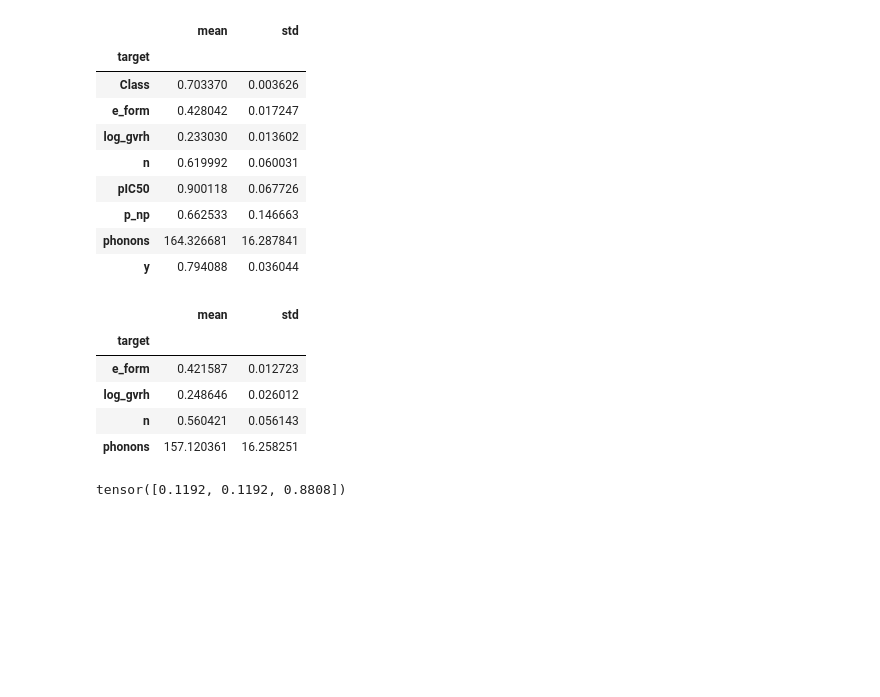
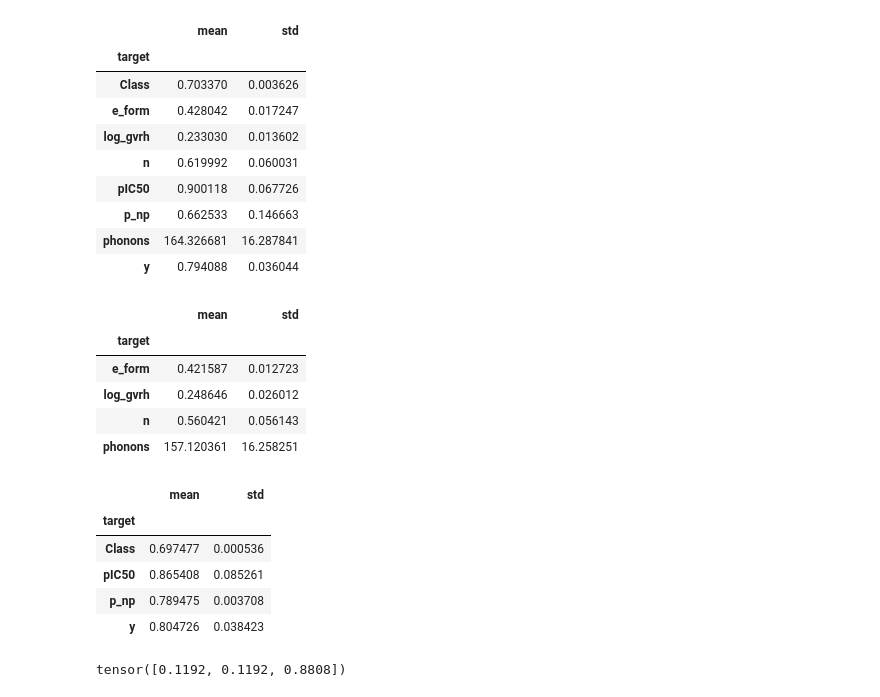
Before and after one commit to HaroldBenoit/chem-ml-repr, a Jupyter notebook: code/experiment.ipynb, the cells around one changed output. Saved outputs shown, nothing was run; the diff lists cells and outputs as text; code cells hidden in the pictures; blank space fills up the shorter version.

Commit message:
rmse results

```diff
--- a/code/experiment.ipynb
+++ b/code/experiment.ipynb
@@ -40,6 +40,23 @@ df.groupby('target')['metric_value'].aggregate(['mean','std']).sort_index()
 | log_gvrh | 0.248646 | 0.026012 |
 | n | 0.560421 | 0.056143 |
 | phonons | 157.120361 | 16.258251 |
+# %%
+import pandas as pd
+
+df = pd.read_csv("../experiments_results/global_results_no_hydrogen.csv", index_col="dataset")
+
+df = df.drop('time',axis=1)
+
+df = df.drop_duplicates()
+
+df.groupby('target')['metric_value'].aggregate(['mean','std']).sort_index()
+# %% [output]
+|  | mean | std |
+| target |  |  |
+| Class | 0.697477 | 0.000536 |
+| pIC50 | 0.865408 | 0.085261 |
+| p_np | 0.789475 | 0.003708 |
+| y | 0.804726 | 0.038423 |
 # %%
 from sklearn.metrics import roc_auc_score
 import numpy as np
```
Also changed, not shown: 3 other files.
